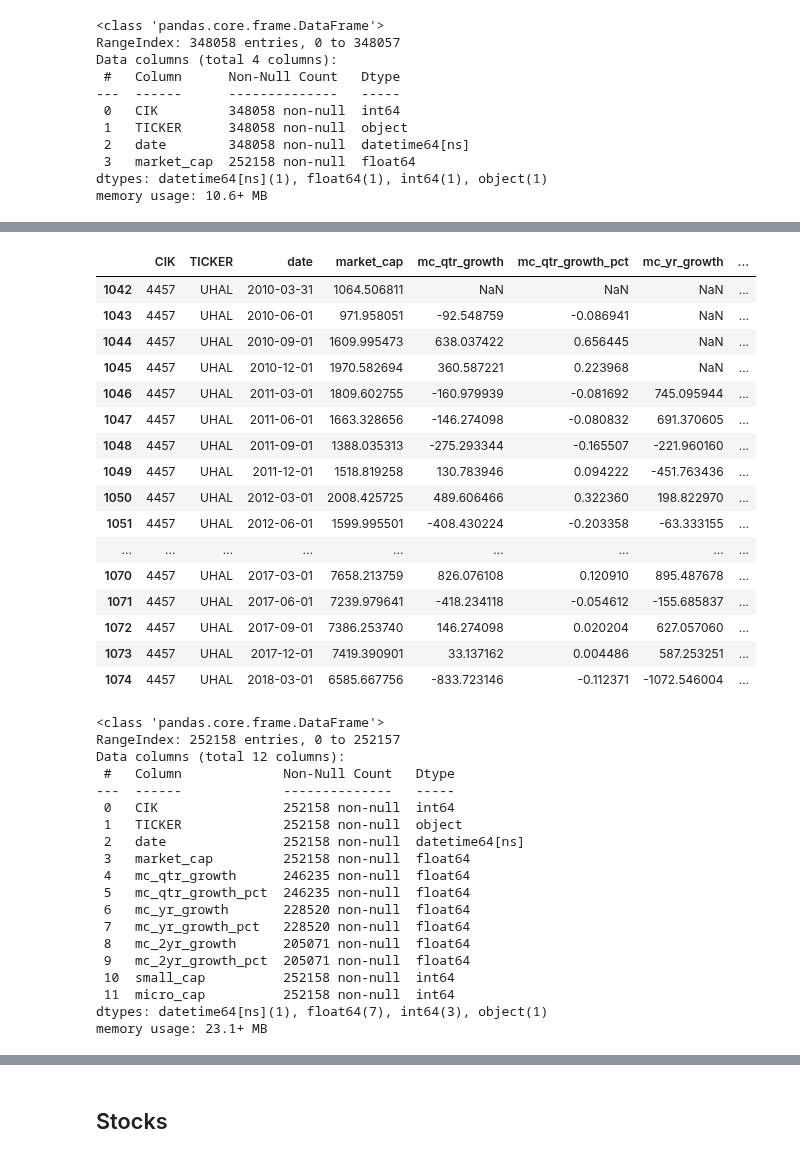
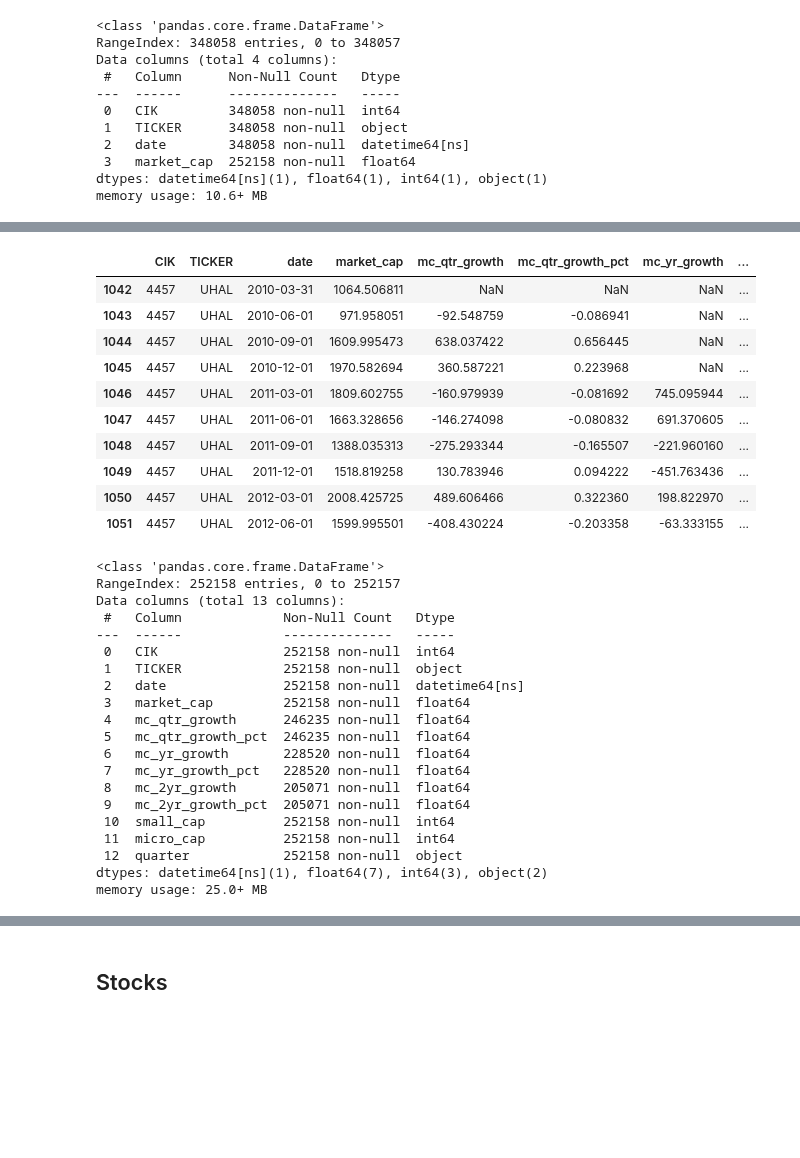
Before and after one commit to cnance09/Small-Cap-Scout, a Jupyter notebook: notebooks/Notebook_CN_2.ipynb, the cells around one changed output, grey strips where cells are left out. Drawn from its saved outputs; the diff is of its cells as text; code cells hidden in the pictures; blank space fills up the shorter version.

```diff
--- a/notebooks/Notebook_CN_2.ipynb
+++ b/notebooks/Notebook_CN_2.ipynb
@@ -467,61 +420,55 @@ mkt_cap.loc[mkt_cap['mc_yr_growth'][mask].index, 'mc_yr_growth'] = np.nan
 mkt_cap.loc[mkt_cap['mc_yr_growth_pct'][mask].index, 'mc_yr_growth_pct'] = np.nan
 
 
 # Two years ahead
 mkt_cap['mc_2yr_growth'] = mkt_cap['market_cap'].diff(8)
 mkt_cap['mc_2yr_growth_pct'] = mkt_cap['mc_2yr_growth'] / mkt_cap['market_cap'].shift(8)
 
 mask = mkt_cap.TICKER != mkt_cap.TICKER.shift(8)
 mkt_cap.loc[mkt_cap['mc_2yr_growth'][mask].index, 'mc_2yr_growth'] = np.nan
 mkt_cap.loc[mkt_cap['mc_2yr_growth_pct'][mask].index, 'mc_2yr_growth_pct'] = np.nan
 
 
 # Small Cap Flag
 mkt_cap['small_cap'] = mkt_cap.market_cap.apply(lambda x: 1 if x <= 2*10**3 else 0) # less than USD 2_000_000_000
 mkt_cap['micro_cap'] = mkt_cap.market_cap.apply(lambda x: 1 if x < 3*10**2 else 0) # less than USD 300_000_000
 mkt_cap['quarter'] = mkt_cap.date.apply(lambda x: str(x.year)+'-'+quarters(x.month))
 
 mkt_cap.reindex(idx)
-mkt_cap.iloc[1042:1075, :]
+mkt_cap.iloc[1042:1052, :]
 # %% [output]
 |  | CIK | TICKER | date | market_cap | mc_qtr_growth | mc_qtr_growth_pct | mc_yr_growth | ... |
 | 1042 | 4457 | UHAL | 2010-03-31 | 1064.506811 | NaN | NaN | NaN | ... |
 | 1043 | 4457 | UHAL | 2010-06-01 | 971.958051 | -92.548759 | -0.086941 | NaN | ... |
 | 1044 | 4457 | UHAL | 2010-09-01 | 1609.995473 | 638.037422 | 0.656445 | NaN | ... |
 | 1045 | 4457 | UHAL | 2010-12-01 | 1970.582694 | 360.587221 | 0.223968 | NaN | ... |
 | 1046 | 4457 | UHAL | 2011-03-01 | 1809.602755 | -160.979939 | -0.081692 | 745.095944 | ... |
 | 1047 | 4457 | UHAL | 2011-06-01 | 1663.328656 | -146.274098 | -0.080832 | 691.370605 | ... |
 | 1048 | 4457 | UHAL | 2011-09-01 | 1388.035313 | -275.293344 | -0.165507 | -221.960160 | ... |
 | 1049 | 4457 | UHAL | 2011-12-01 | 1518.819258 | 130.783946 | 0.094222 | -451.763436 | ... |
 | 1050 | 4457 | UHAL | 2012-03-01 | 2008.425725 | 489.606466 | 0.322360 | 198.822970 | ... |
 | 1051 | 4457 | UHAL | 2012-06-01 | 1599.995501 | -408.430224 | -0.203358 | -63.333155 | ... |
-| ... | ... | ... | ... | ... | ... | ... | ... | ... |
-| 1070 | 4457 | UHAL | 2017-03-01 | 7658.213759 | 826.076108 | 0.120910 | 895.487678 | ... |
-| 1071 | 4457 | UHAL | 2017-06-01 | 7239.979641 | -418.234118 | -0.054612 | -155.685837 | ... |
-| 1072 | 4457 | UHAL | 2017-09-01 | 7386.253740 | 146.274098 | 0.020204 | 627.057060 | ... |
-| 1073 | 4457 | UHAL | 2017-12-01 | 7419.390901 | 33.137162 | 0.004486 | 587.253251 | ... |
-| 1074 | 4457 | UHAL | 2018-03-01 | 6585.667756 | -833.723146 | -0.112371 | -1072.546004 | ... |
 # %%
 mkt_cap.to_csv(datasets+'/market_cap_data.csv')
+mkt_cap.info()
+# %% [output]
+<class 'pandas.core.frame.DataFrame'>
+RangeIndex: 252158 entries, 0 to 252157
+Data columns (total 13 columns):
+ #   Column             Non-Null Count   Dtype
+---  ------             --------------   -----
+ 0   CIK                252158 non-null  int64
+ 1   TICKER             252158 non-null  object
+ 2   date               252158 non-null  datetime64[ns]
+ 3   market_cap         252158 non-null  float64
+ 4   mc_qtr_growth      246235 non-null  float64
+ 5   mc_qtr_growth_pct  246235 non-null  float64
+ 6   mc_yr_growth       228520 non-null  float64
+ 7   mc_yr_growth_pct   228520 non-null  float64
+ 8   mc_2yr_growth      205071 non-null  float64
+ 9   mc_2yr_growth_pct  205071 non-null  float64
+ 10  small_cap          252158 non-null  int64
+ 11  micro_cap          252158 non-null  int64
+ 12  quarter            252158 non-null  object
+dtypes: datetime64[ns](1), float64(7), int64(3), object(2)
+memory usage: 25.0+ MB
-# %%
-mkt_cap.info()
-# %% [output]
-<class 'pandas.core.frame.DataFrame'>
-RangeIndex: 252158 entries, 0 to 252157
-Data columns (total 12 columns):
- #   Column             Non-Null Count   Dtype
----  ------             --------------   -----
- 0   CIK                252158 non-null  int64
- 1   TICKER             252158 non-null  object
- 2   date               252158 non-null  datetime64[ns]
- 3   market_cap         252158 non-null  float64
- 4   mc_qtr_growth      246235 non-null  float64
- 5   mc_qtr_growth_pct  246235 non-null  float64
- 6   mc_yr_growth       228520 non-null  float64
- 7   mc_yr_growth_pct   228520 non-null  float64
- 8   mc_2yr_growth      205071 non-null  float64
- 9   mc_2yr_growth_pct  205071 non-null  float64
- 10  small_cap          252158 non-null  int64
- 11  micro_cap          252158 non-null  int64
-dtypes: datetime64[ns](1), float64(7), int64(3), object(1)
-memory usage: 23.1+ MB
```
Also changed, not shown: parts of 32 cells of this notebook.
